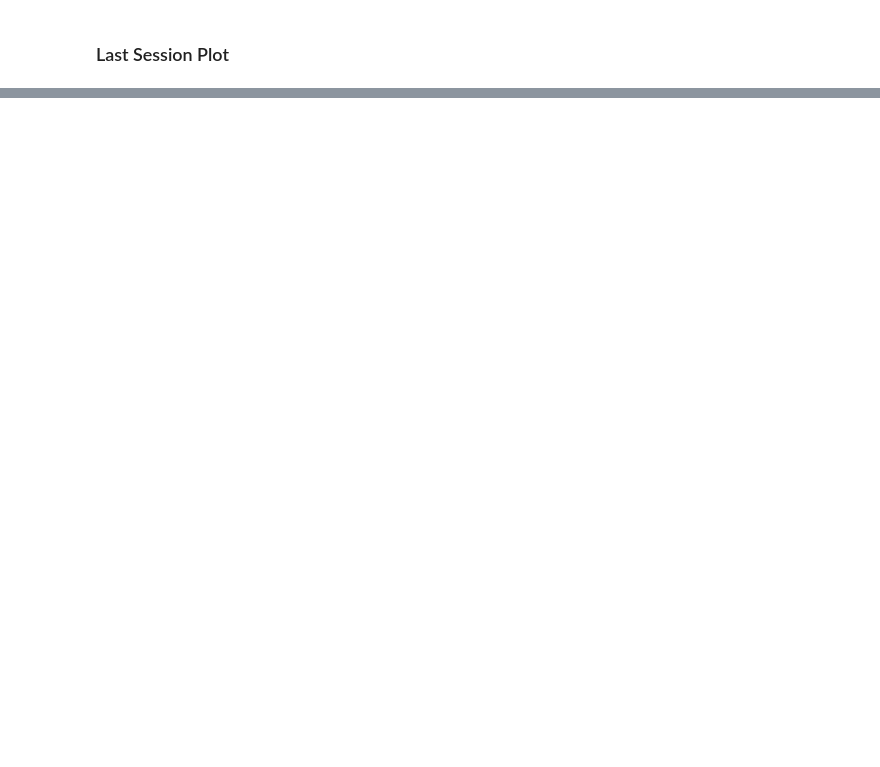
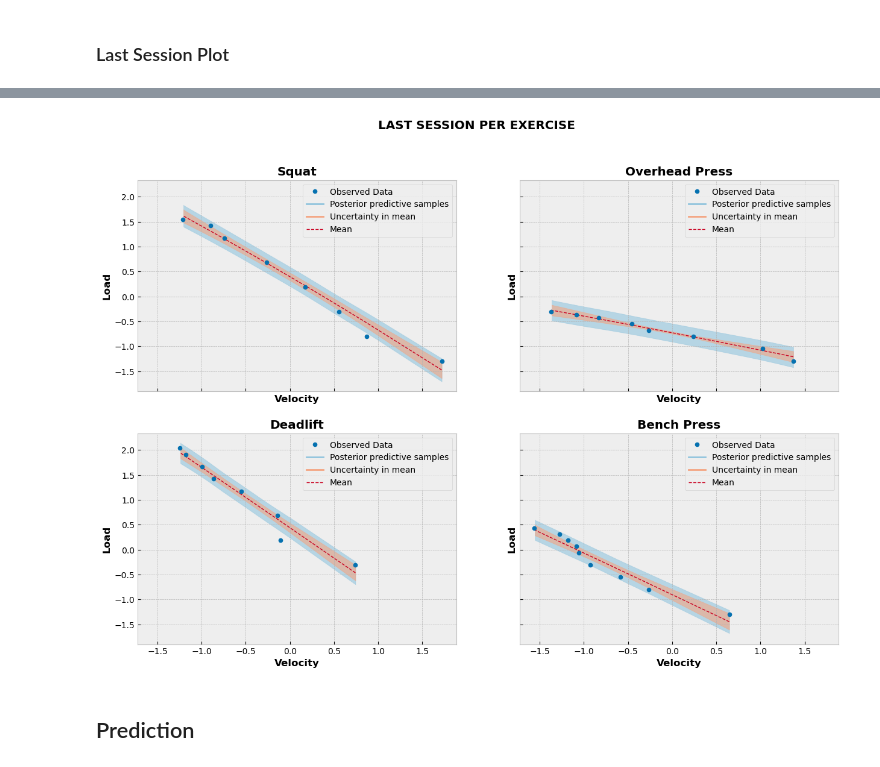
Before and after one commit to mattiasthalen/Bayesian-Velocity-Profiling, a Jupyter notebook: Bayesian_Velocity_Profiling.ipynb, the cells around one changed output, grey strips where cells are left out. Drawn from its saved outputs; the diff is of its cells as text; code cells hidden in the pictures; blank space fills up the shorter version.

```diff
--- a/Bayesian_Velocity_Profiling.ipynb
+++ b/Bayesian_Velocity_Profiling.ipynb
@@ -105,2 +43,6 @@ time: 2.09 ms (started: 2022-10-04 05:46:11 +00:00)
 # %%
+hdi_prob = 0.9
+
 csv_path = 'https://raw.githubusercontent.com/mattiasthalen/Bayesian-Velocity-Profiling/main/RepOne_Data_Export.csv'
+
+plt.style.use('bmh')
@@ -865,0 +770,6 @@ time: 3.42 s (started: 2022-10-04 06:56:48 +00:00)
+# %%
+plot_last_session(exercises = ['squat', 'overhead press', 'deadlift', 'bench press'])
+# %% [output]
+[figure, added]
+# %% [markdown]
+## Prediction
```
Also changed, not shown: parts of 40 cells of this notebook.
